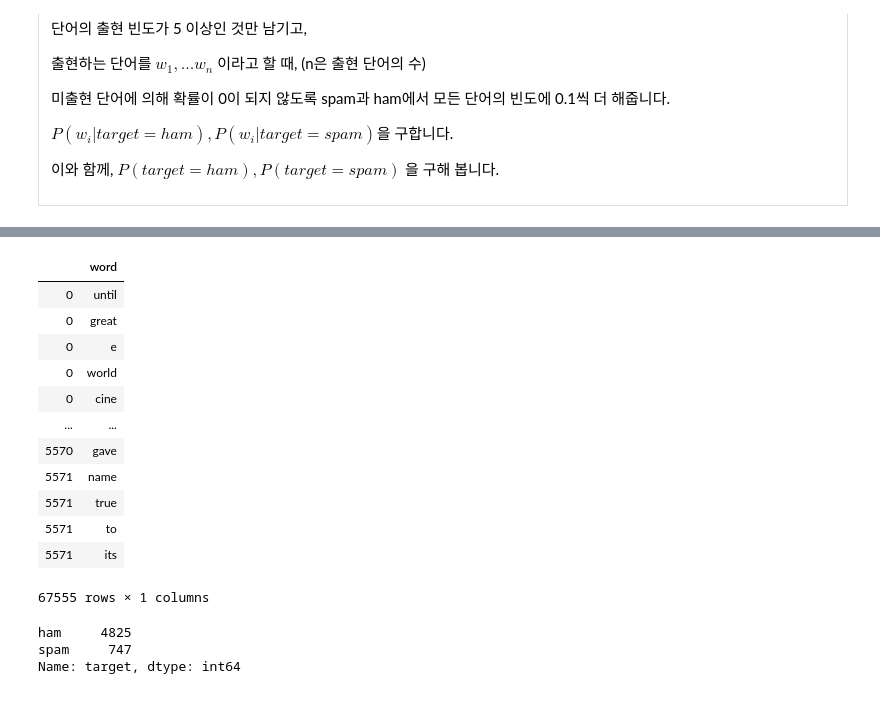
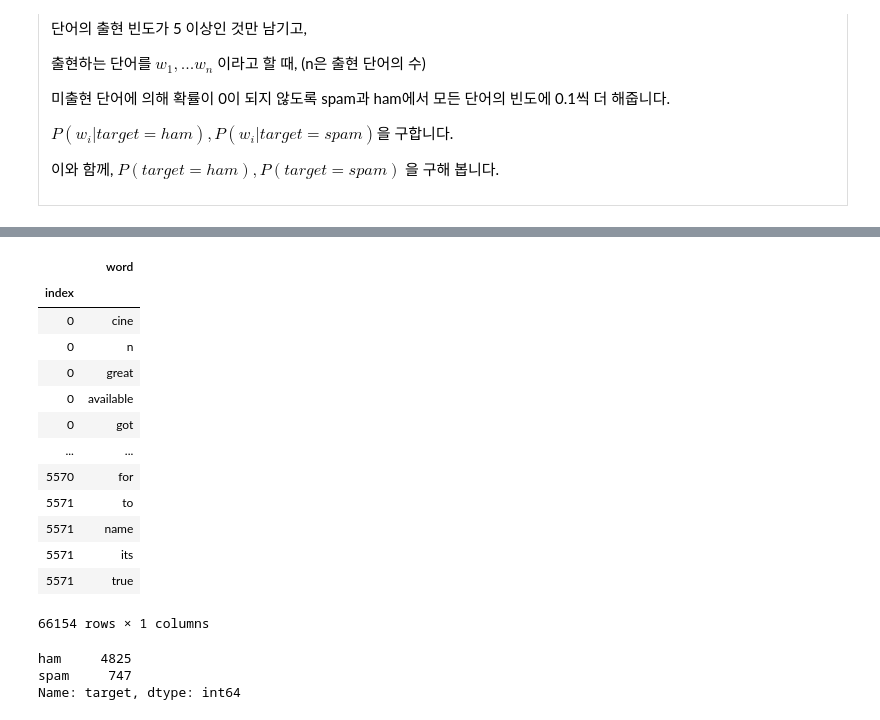
Before and after one commit to sunkusun9/DS_Lv3_elearning, a Jupyter notebook: 4-3. 나이브 베이즈, K최근접 이웃.ipynb, the cells around one changed output, grey strips where cells are left out. Saved outputs shown, nothing was run; the diff lists cells and outputs as text; code cells hidden in the pictures.

```diff
--- a/4-3. 나이브 베이즈, K최근접 이웃.ipynb
+++ b/4-3. 나이브 베이즈, K최근접 이웃.ipynb
@@ -157,22 +157,25 @@ relaxing         1
 Name: word, Length: 7555, dtype: int64
 # %%
 # 출현 빈도가 5개 이상인 단어만 선택합니다.
-df_spam_words = df_spam_words.loc[df_spam_words['word'].isin(df_word_cnt.loc[df_word_cnt >= 5].index)]
+# 동일 문서에서 중복을 제외합니다.
+df_spam_words = df_spam_words.loc[df_spam_words['word'].isin(df_word_cnt.loc[df_word_cnt >= 5].index)]\
+                            .reset_index().drop_duplicates().set_index('index', drop='True')
 df_spam_words
 # %% [output]
 |  | word |
-| 0 | until |
+| index |  |
+| 0 | cine |
+| 0 | n |
 | 0 | great |
-| 0 | e |
-| 0 | world |
-| 0 | cine |
+| 0 | available |
+| 0 | got |
 | ... | ... |
-| 5570 | gave |
+| 5570 | for |
+| 5571 | to |
 | 5571 | name |
+| 5571 | its |
 | 5571 | true |
-| 5571 | to |
-| 5571 | its |
-67555 rows × 1 columns
+66154 rows × 1 columns
 # %%
 # 대상 변수의 빈도수를 구합니다.
 df_target_cnt = df_spam['target'].value_counts()
```
Also changed, not shown: parts of 7 cells of this notebook.
